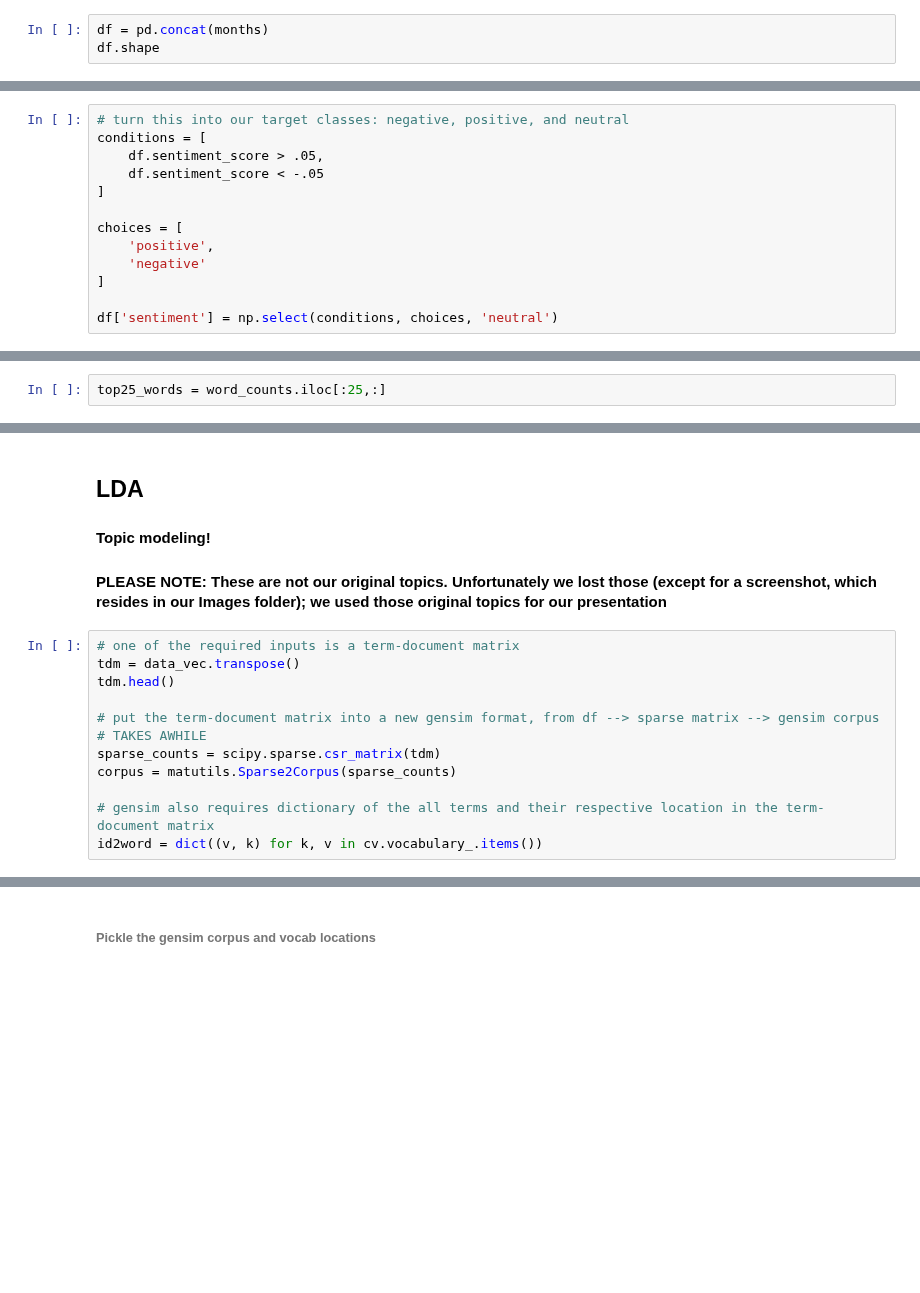
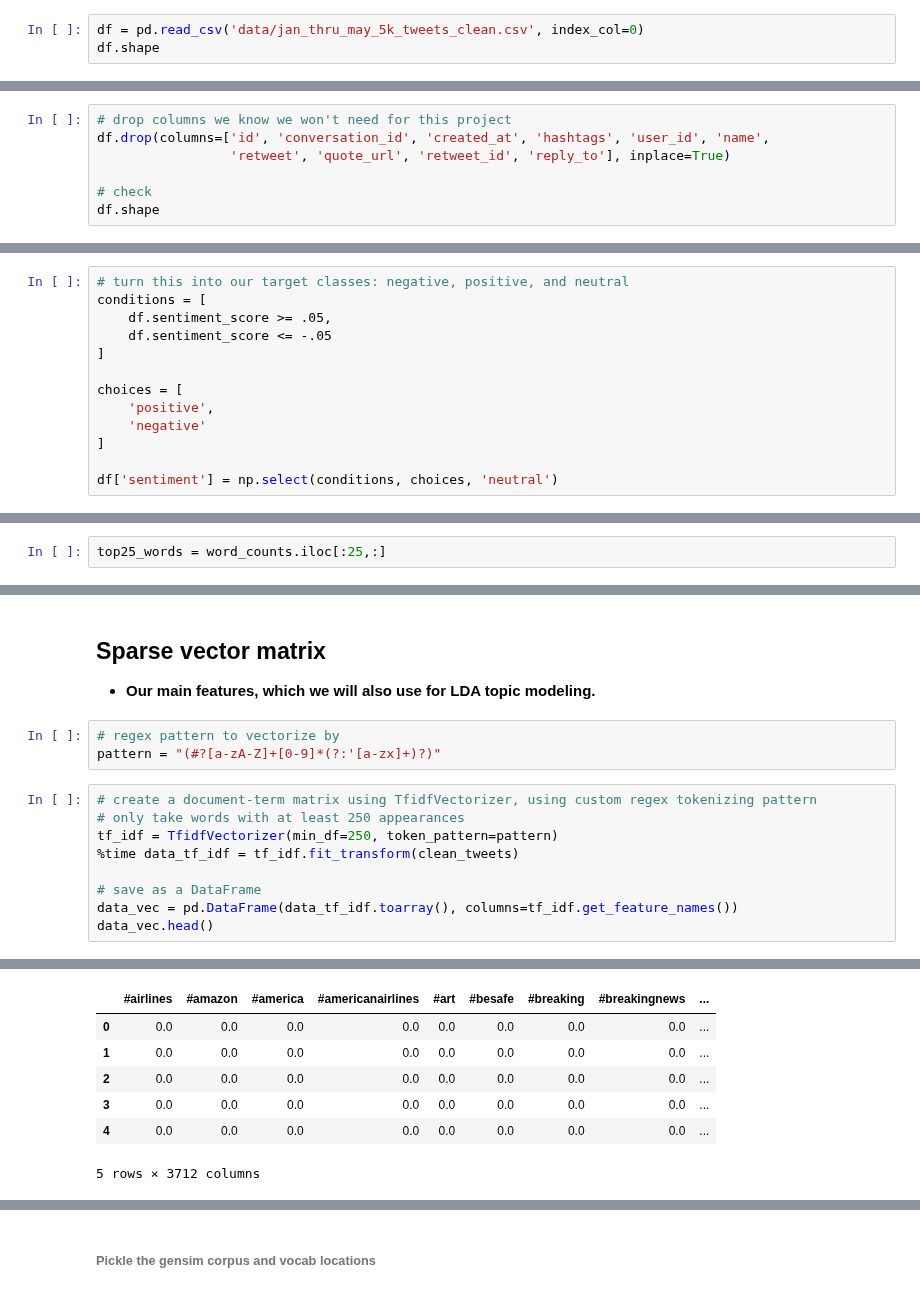
Before and after one commit to p-szymo/twitter-sentiment-analysis, a Jupyter notebook: 03a_nlp_features_notebook.ipynb, the cells around one changed output, grey strips where cells are left out. Saved outputs shown, nothing was run; the diff lists cells and outputs as text; blank space fills up the shorter version.

```diff
--- a/03a_nlp_features_notebook.ipynb
+++ b/03a_nlp_features_notebook.ipynb
@@ -48,5 +43,5 @@ months = [jan, feb, mar, apr, may]
 # %%
-df = pd.concat(months)
+df = pd.read_csv('data/jan_thru_may_5k_tweets_clean.csv', index_col=0)
 df.shape
 # %% [output]
 (575949, 17)
@@ -52,0 +59,7 @@ df.shape
+# %%
+# drop columns we know we won't need for this project
+df.drop(columns=['id', 'conversation_id', 'created_at', 'hashtags', 'user_id', 'name',
+                 'retweet', 'quote_url', 'retweet_id', 'reply_to'], inplace=True)
+
+# check
+df.shape
@@ -61,8 +85,8 @@ df['sentiment_score'] = df['tweet'].apply(lambda x: analyzer.polarity_scores(x)[
 # %%
 # turn this into our target classes: negative, positive, and neutral
 conditions = [
-    df.sentiment_score > .05,
-    df.sentiment_score < -.05
+    df.sentiment_score >= .05,
+    df.sentiment_score <= -.05
 ]
 
 choices = [
@@ -369,19 +259,19 @@ plt.ylim(bottom=15000, top=41000)
 plt.bar(top25_words.index, top25_words.word_count, color='#38A1F3');
 # %% [output]
 [figure]
-# %% [markdown]
-## LDA
-#### Topic modeling!
-#### PLEASE NOTE: These are not our original topics. Unfortunately we lost those (except for a screenshot, which resides in our Images folder); we used those original topics for our presentation
-# %%
-# one of the required inputs is a term-document matrix
-tdm = data_vec.transpose()
-tdm.head()
-
-# put the term-document matrix into a new gensim format, from df --> sparse matrix --> gensim corpus
-# TAKES AWHILE
-sparse_counts = scipy.sparse.csr_matrix(tdm)
-corpus = matutils.Sparse2Corpus(sparse_counts)
-
-# gensim also requires dictionary of the all terms and their respective location in the term-document matrix
-id2word = dict((v, k) for k, v in cv.vocabulary_.items())
+# %% [markdown]
+## Sparse vector matrix
+- **Our main features, which we will also use for LDA topic modeling.**
+# %%
+# regex pattern to vectorize by
+pattern = "(#?[a-zA-Z]+[0-9]*(?:'[a-zx]+)?)"
+# %%
+# create a document-term matrix using TfidfVectorizer, using custom regex tokenizing pattern
+# only take words with at least 250 appearances
+tf_idf = TfidfVectorizer(min_df=250, token_pattern=pattern)
+%time data_tf_idf = tf_idf.fit_transform(clean_tweets)
+
+# save as a DataFrame
+data_vec = pd.DataFrame(data_tf_idf.toarray(), columns=tf_idf.get_feature_names())
+data_vec.head()
+# %% [output]
@@ -387,0 +280,7 @@ id2word = dict((v, k) for k, v in cv.vocabulary_.items())
+|  | #airlines | #amazon | #america | #americanairlines | #art | #besafe | #breaking | #breakingnews | ... |
+| 0 | 0.0 | 0.0 | 0.0 | 0.0 | 0.0 | 0.0 | 0.0 | 0.0 | ... |
+| 1 | 0.0 | 0.0 | 0.0 | 0.0 | 0.0 | 0.0 | 0.0 | 0.0 | ... |
+| 2 | 0.0 | 0.0 | 0.0 | 0.0 | 0.0 | 0.0 | 0.0 | 0.0 | ... |
+| 3 | 0.0 | 0.0 | 0.0 | 0.0 | 0.0 | 0.0 | 0.0 | 0.0 | ... |
+| 4 | 0.0 | 0.0 | 0.0 | 0.0 | 0.0 | 0.0 | 0.0 | 0.0 | ... |
+5 rows × 3712 columns
```
Also changed, not shown: parts of 76 cells of this notebook, 3 other files.
